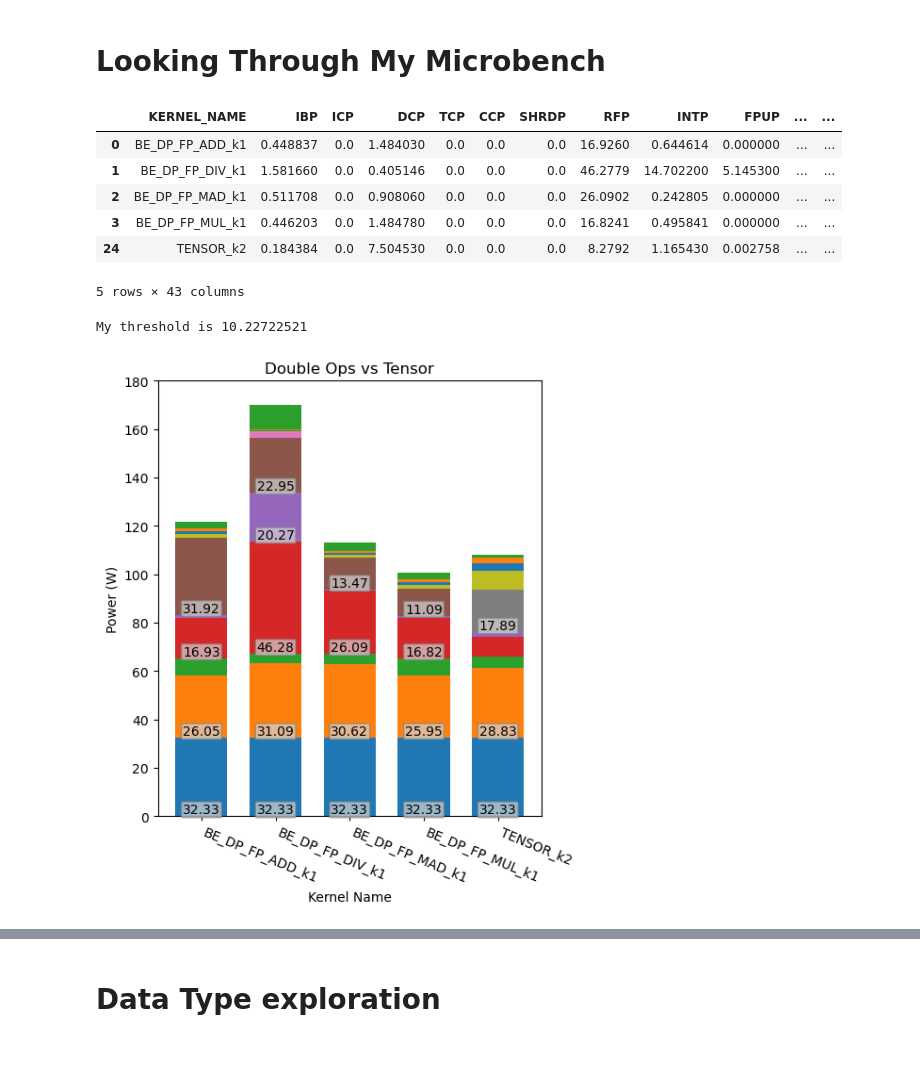
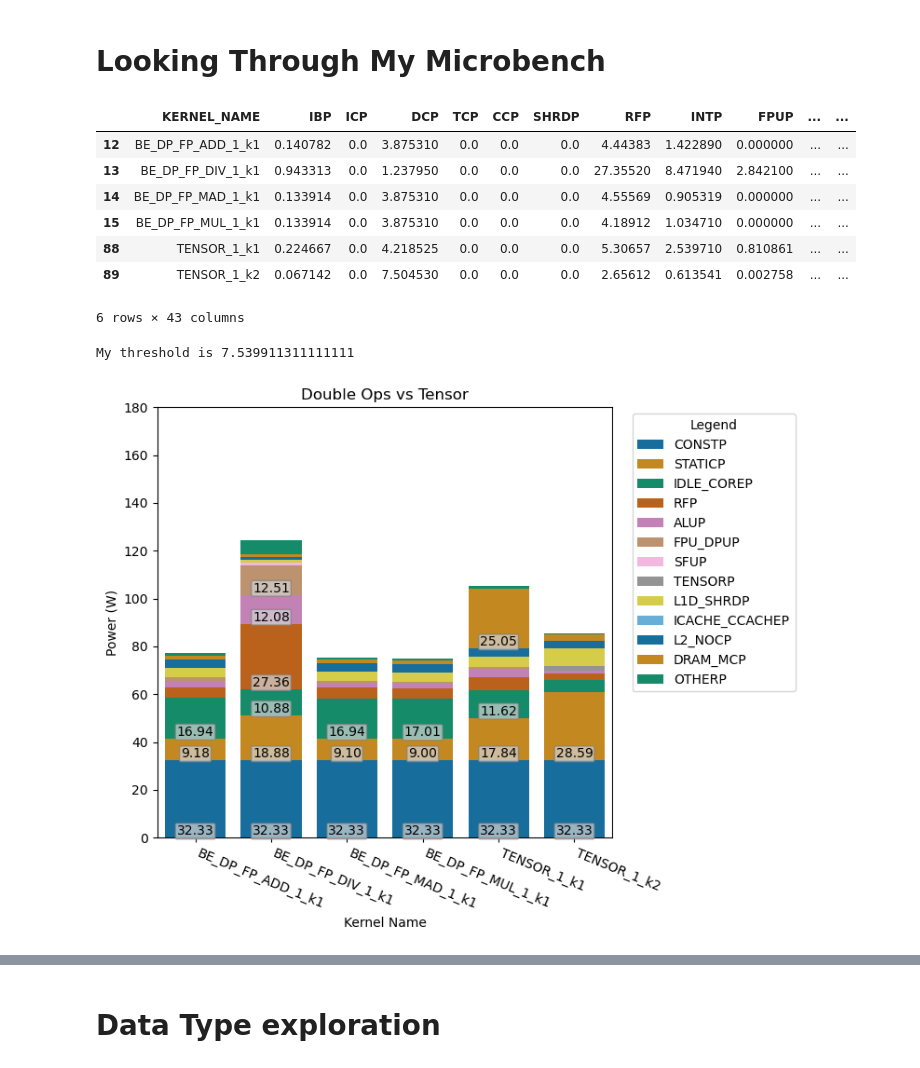
Before and after one commit to BranTran/accel-sim-framework, a Jupyter notebook: graph_micro_bench.ipynb, the cells around one changed output, grey strips where cells are left out. Drawn from its saved outputs; the diff is of its cells as text; code cells hidden in the pictures.

```diff
--- a/graph_micro_bench.ipynb
+++ b/graph_micro_bench.ipynb
@@ -72,6 +106,6 @@ custom_colors = ["#D9D9D9","#A5A5A5","#F7C8A8","#8CB9E1","#868686","#A97655","#D
 custom_colors.reverse()
 
 # Define the columns for stacking
-stack_columns = ['CONSTP', 'STATICP', 'IDLE_COREP','RFP', 'ALUP', 'FPU_DPUP', 'SFUP', 'TENSORP', 'L1D_SHRDP', 'ICACHE_CCACHEP', 'L2_NOCP', 'DRAM_MCP', 'OTHERP']
+stack_columns =
 # %%
 def create_component_breakdown_graph(predicted_df, title="", value_format="raw",
@@ -143,7 +182,7 @@ def create_component_breakdown_graph(predicted_df, title="", value_format="raw",
 
     return plt
 # %%
-power_ubench_df = get_data("power_ubench.csv")
+power_ubench_df = get_data("accelwattch_ubench_1iter.csv")
 power_ubench_df = power_ubench_df[power_ubench_df.KERNEL_NAME != 'BE_HP_FP_ADD_k1']
 power_ubench_df
 # %% [output]
@@ -168,21 +202,22 @@ power_ubench_df
 # %% [markdown]
 <h1>Looking Through My Microbench </h1>
 # %%
-dp_tensor_df = power_ubench_df[power_ubench_df.KERNEL_NAME.str.contains('DP') | power_ubench_df.KERNEL_NAME.str.contains('TENSOR_k2')]
+dp_tensor_df = power_ubench_df[power_ubench_df.KERNEL_NAME.str.contains('DP_F') | power_ubench_df.KERNEL_NAME.str.contains('TENSOR_1')]
 dp_tensor_df
 # %% [output]
 |  | KERNEL_NAME | IBP | ICP | DCP | TCP | CCP | SHRDP | RFP | INTP | FPUP | ... | ... |
-| 0 | BE_DP_FP_ADD_k1 | 0.448837 | 0.0 | 1.484030 | 0.0 | 0.0 | 0.0 | 16.9260 | 0.644614 | 0.000000 | ... | ... |
-| 1 | BE_DP_FP_DIV_k1 | 1.581660 | 0.0 | 0.405146 | 0.0 | 0.0 | 0.0 | 46.2779 | 14.702200 | 5.145300 | ... | ... |
-| 2 | BE_DP_FP_MAD_k1 | 0.511708 | 0.0 | 0.908060 | 0.0 | 0.0 | 0.0 | 26.0902 | 0.242805 | 0.000000 | ... | ... |
-| 3 | BE_DP_FP_MUL_k1 | 0.446203 | 0.0 | 1.484780 | 0.0 | 0.0 | 0.0 | 16.8241 | 0.495841 | 0.000000 | ... | ... |
-| 24 | TENSOR_k2 | 0.184384 | 0.0 | 7.504530 | 0.0 | 0.0 | 0.0 | 8.2792 | 1.165430 | 0.002758 | ... | ... |
+| 12 | BE_DP_FP_ADD_1_k1 | 0.140782 | 0.0 | 3.875310 | 0.0 | 0.0 | 0.0 | 4.44383 | 1.422890 | 0.000000 | ... | ... |
+| 13 | BE_DP_FP_DIV_1_k1 | 0.943313 | 0.0 | 1.237950 | 0.0 | 0.0 | 0.0 | 27.35520 | 8.471940 | 2.842100 | ... | ... |
+| 14 | BE_DP_FP_MAD_1_k1 | 0.133914 | 0.0 | 3.875310 | 0.0 | 0.0 | 0.0 | 4.55569 | 0.905319 | 0.000000 | ... | ... |
+| 15 | BE_DP_FP_MUL_1_k1 | 0.133914 | 0.0 | 3.875310 | 0.0 | 0.0 | 0.0 | 4.18912 | 1.034710 | 0.000000 | ... | ... |
+| 88 | TENSOR_1_k1 | 0.224667 | 0.0 | 4.218525 | 0.0 | 0.0 | 0.0 | 5.30657 | 2.539710 | 0.810861 | ... | ... |
+| 89 | TENSOR_1_k2 | 0.067142 | 0.0 | 7.504530 | 0.0 | 0.0 | 0.0 | 2.65612 | 0.613541 | 0.002758 | ... | ... |
-5 rows × 43 columns
+6 rows × 43 columns
 # %%
-create_component_breakdown_graph(dp_tensor_df,"Double Ops vs Tensor", legend=False,ylimit=180).show()
+create_component_breakdown_graph(dp_tensor_df,"Double Ops vs Tensor", legend=True,ylimit=180).show()
 # %% [output]
-My threshold is 10.22722521
+My threshold is 7.539911311111111
-[figure, old version]
+[figure, new version]
 # %%
 create_component_breakdown_graph(power_ubench_df[power_ubench_df.KERNEL_NAME.str.contains("BE")],"Power_UBench_Functions|TeslaV100 SASS SIM",value_format="percentage")
 # %% [output]
```
Also changed, not shown: parts of 15 cells of this notebook, 35 other files.
